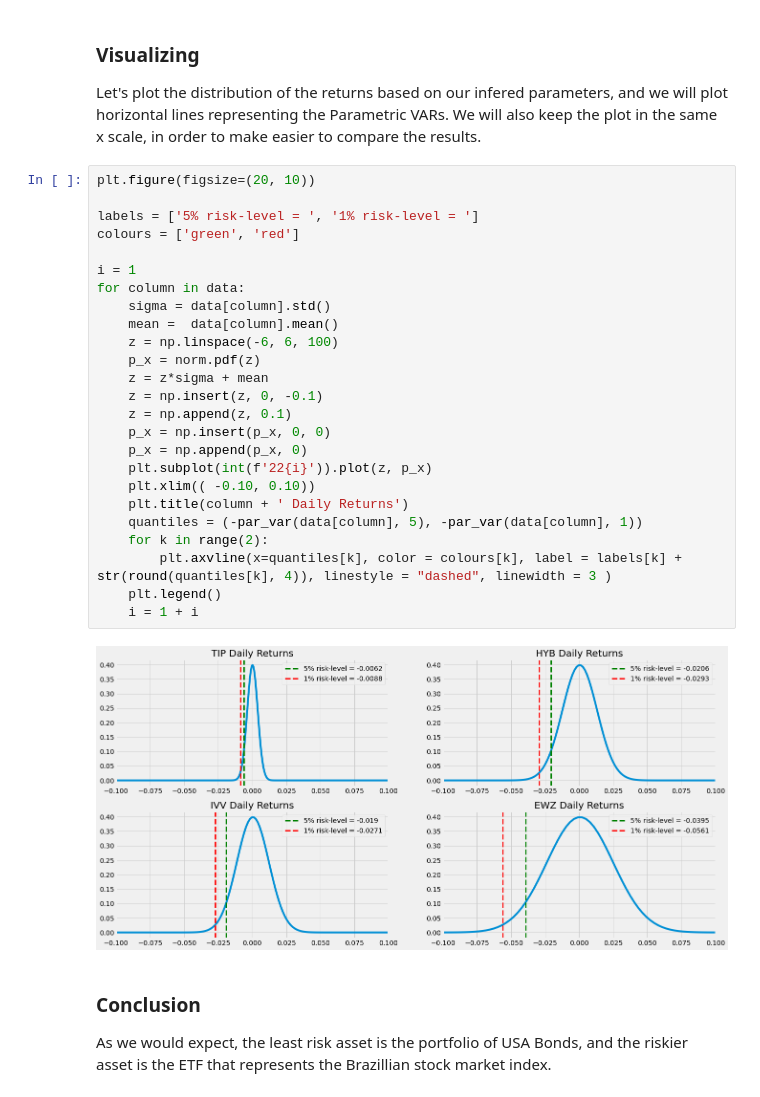
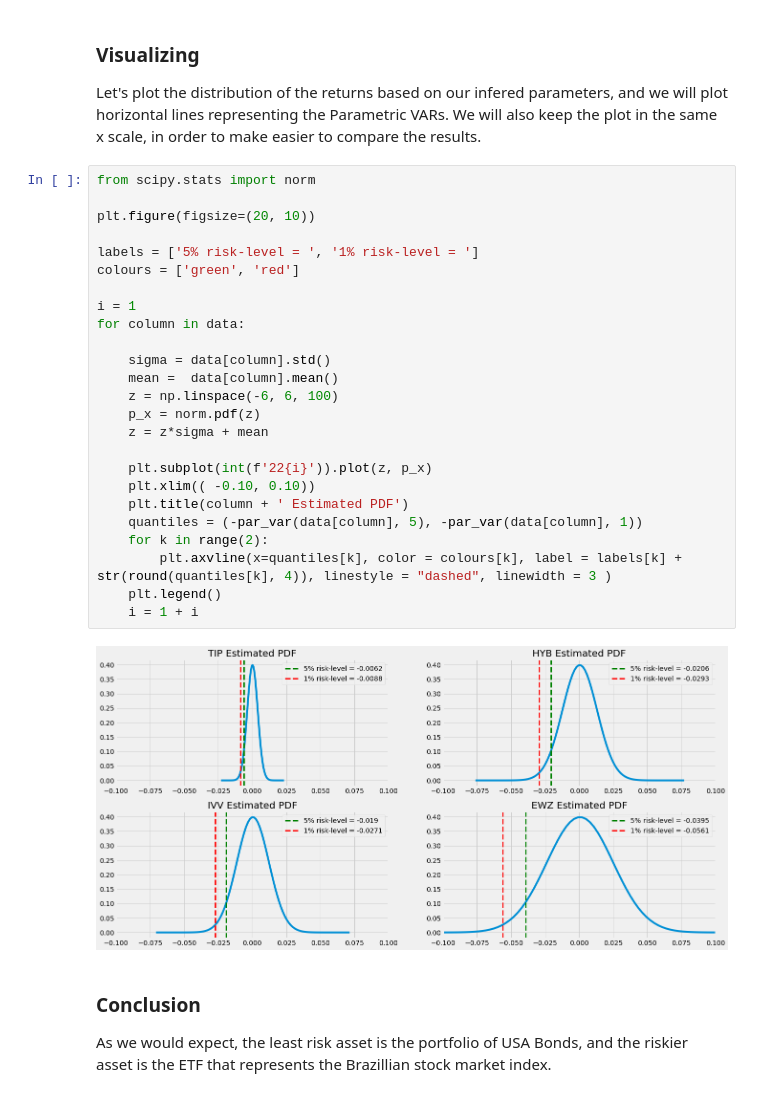
Before and after one commit to Gabrielmastrangelo/Pal-Leaders-Program, a Jupyter notebook: 15-Session/par_var.ipynb, the cells around one changed output. Drawn from its saved outputs; the diff is of its cells as text.

```diff
--- a/15-Session/par_var.ipynb
+++ b/15-Session/par_var.ipynb
@@ -90,32 +90,32 @@ dtype: float64
 
 Let's plot the distribution of the returns based on our infered parameters, and we will plot horizontal lines representing the Parametric VARs. We will also keep the plot in the same x scale, in order to make easier to compare the results.
 # %%
+from scipy.stats import norm
+
 plt.figure(figsize=(20, 10))
 
 labels = ['5% risk-level = ', '1% risk-level = ']
 colours = ['green', 'red']
 
 i = 1
 for column in data:
+
     sigma = data[column].std()
     mean =  data[column].mean()
     z = np.linspace(-6, 6, 100)
     p_x = norm.pdf(z)
     z = z*sigma + mean
-    z = np.insert(z, 0, -0.1)
-    z = np.append(z, 0.1)
-    p_x = np.insert(p_x, 0, 0)
-    p_x = np.append(p_x, 0)
+
     plt.subplot(int(f'22{i}')).plot(z, p_x)
     plt.xlim(( -0.10, 0.10))
-    plt.title(column + ' Daily Returns')
+    plt.title(column + ' Estimated PDF')
     quantiles = (-par_var(data[column], 5), -par_var(data[column], 1))
     for k in range(2):
         plt.axvline(x=quantiles[k], color = colours[k], label = labels[k] + str(round(quantiles[k], 4)), linestyle = "dashed", linewidth = 3 )
     plt.legend()
     i = 1 + i
 # %% [output]
-[figure, old version]
+[figure, new version]
 # %% [markdown]
 ### Conclusion
 
```
Also changed, not shown: parts of 1 cell of this notebook.
